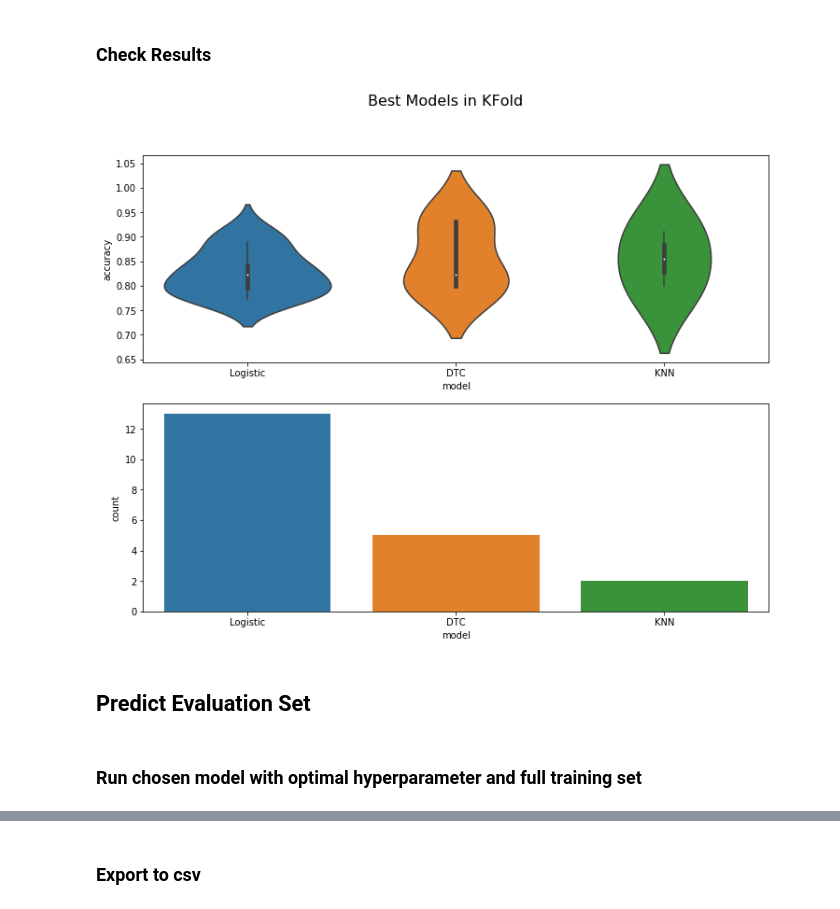
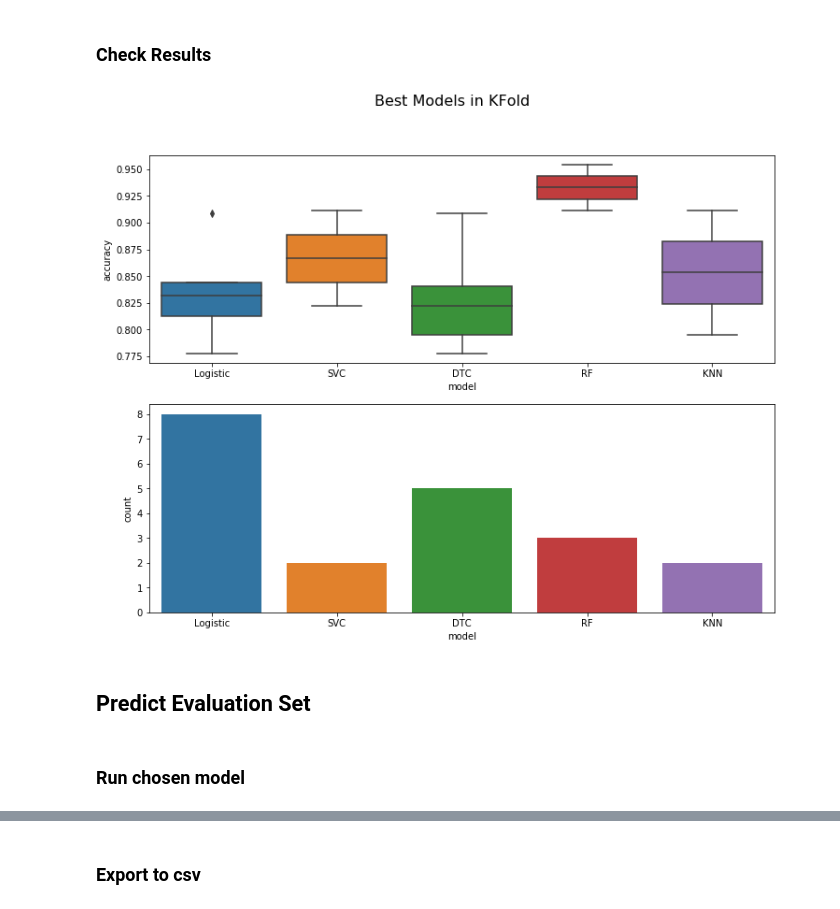
Before and after one commit to andreuntem/Kaggle_Titanic, a Jupyter notebook: Kaggle Titanic - Parameter Model.ipynb, the cells around one changed output, grey strips where cells are left out. Cells and saved outputs as stored; diff of their text form; code cells hidden in the pictures.

Commit message:
included random forest

```diff
--- a/Kaggle Titanic - Parameter Model.ipynb
+++ b/Kaggle Titanic - Parameter Model.ipynb
@@ -218,0 +180,6 @@ search
+# %%
+model_type = 'RandomForestClassifier'
+gridsearch_rf = train_model(model_type, X_train, y_train)
+df = predict(gridsearch_rf, X_test, df, column='RF')
+search = gridsearch_output(gridsearch_rf)
+search
@@ -225,12 +211,13 @@ lr = LogisticRegression(C=gridsearch_lr.best_params_['C'], penalty='l1', solver=
 dtc = DecisionTreeClassifier(max_depth=gridsearch_dtc.best_params_['max_depth'])
 knn = KNeighborsClassifier(n_neighbors=gridsearch_knn.best_params_['n_neighbors'])
 svc = SVC(C=gridsearch_svc.best_params_['C'])
+rf = RandomForestClassifier(max_depth=gridsearch_rf.best_params_['max_depth'], n_estimators=gridsearch_rf.best_params_['n_estimators'])
 # %% [markdown]
 ### Check optimal model by Stratified KFold
 # %%
 n_splits = 20
 optimal_kfold = pd.DataFrame(columns=['model', 'accuracy'])
-accuracy_df = pd.DataFrame(index=['Logistic', 'DTC', 'KNN', 'SVC'], columns=['accuracy'])
+accuracy_df = pd.DataFrame(index=['Logistic', 'DTC', 'KNN', 'SVC', 'RF', 'XGBoost'], columns=['accuracy'])
 # %%
 kf = StratifiedKFold(n_splits=n_splits)
 i = 0
@@ -251,6 +238,9 @@ for train_index, test_index in kf.split(X_train, y_train):
     # SVC
     accuracy_df['accuracy']['SVC'] = fit_predict_score(svc, XX_train, XX_test, yy_train, yy_test)
 
+    # RandomForest
+    accuracy_df['accuracy']['RF'] = fit_predict_score(rf, XX_train, XX_test, yy_train, yy_test)
+
     best_score = accuracy_df['accuracy'].max()
     best_model = accuracy_df[accuracy_df['accuracy'] == best_score].index[0]
 
@@ -260,16 +250,16 @@ for train_index, test_index in kf.split(X_train, y_train):
 ### Check Results
 # %%
 f, (ax1, ax2) = plt.subplots(nrows=2, ncols=1, figsize=(12, 9))
-sns.violinplot(x='model', y='accuracy', data=optimal_kfold, ax=ax1)
+sns.boxplot(x='model', y='accuracy', data=optimal_kfold, ax=ax1)
 sns.countplot(optimal_kfold['model'])
 plt.suptitle('Best Models in KFold', fontsize=16)
 plt.show()
 # %% [output]
-[figure, old version]
+[figure, new version]
 # %% [markdown]
 ## Predict Evaluation Set
 # %% [markdown]
-### Run chosen model with optimal hyperparameter and full training set
+### Run chosen model
 # %%
 model = lr
 model.fit(X_train, y_train)
```
Also changed, not shown: parts of 16 cells of this notebook, 1 other file.
